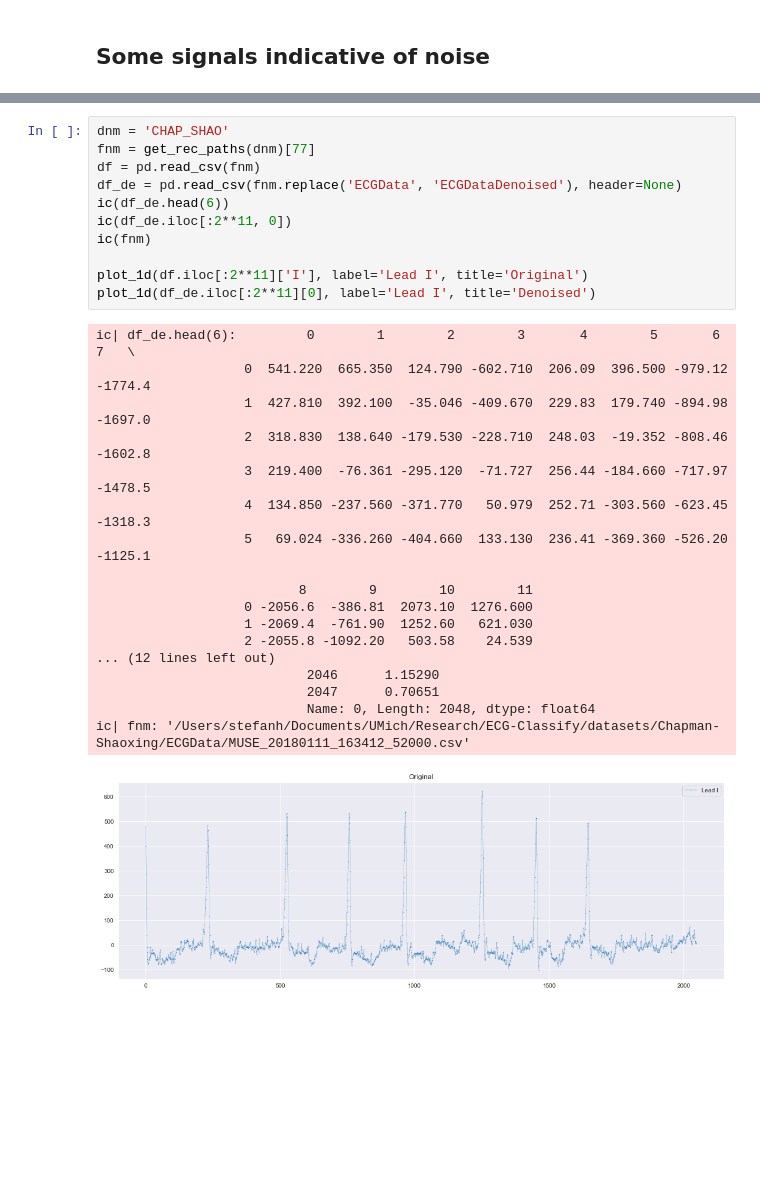
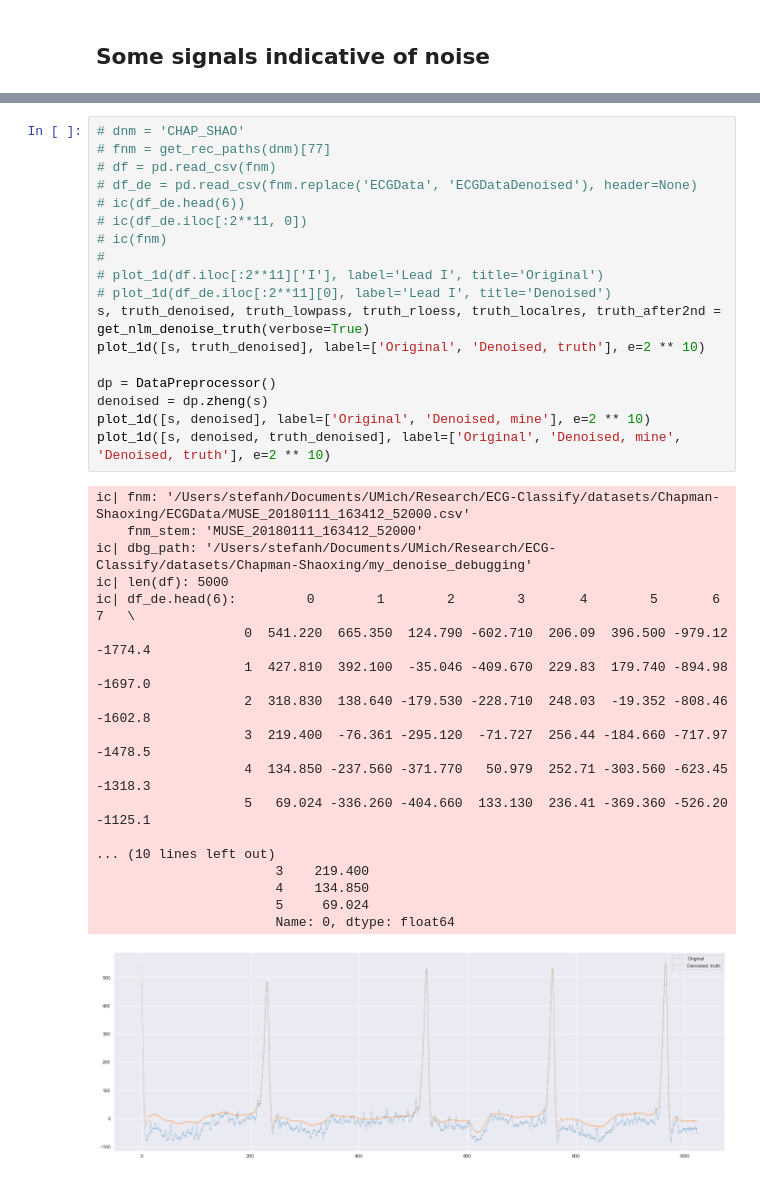
Before and after one commit to StefanHeng/ECG-Representation-Learning, a Jupyter notebook: Data_Processing/explore_preprocessing.ipynb, the cells around one changed output, grey strips where cells are left out. Drawn from its saved outputs; the diff is of its cells as text; blank space fills up the shorter version.

Commit message:
Update: finalize zheng denoising

```diff
--- a/Data_Processing/explore_preprocessing.ipynb
+++ b/Data_Processing/explore_preprocessing.ipynb
@@ -135,30 +139,37 @@ by the same group of researchers
 # %%
-dnm = 'CHAP_SHAO'
-fnm = get_rec_paths(dnm)[77]
-df = pd.read_csv(fnm)
-df_de = pd.read_csv(fnm.replace('ECGData', 'ECGDataDenoised'), header=None)
-ic(df_de.head(6))
-ic(df_de.iloc[:2**11, 0])
-ic(fnm)
+# dnm = 'CHAP_SHAO'
+# fnm = get_rec_paths(dnm)[77]
+# df = pd.read_csv(fnm)
+# df_de = pd.read_csv(fnm.replace('ECGData', 'ECGDataDenoised'), header=None)
+# ic(df_de.head(6))
+# ic(df_de.iloc[:2**11, 0])
+# ic(fnm)
+#
+# plot_1d(df.iloc[:2**11]['I'], label='Lead I', title='Original')
+# plot_1d(df_de.iloc[:2**11][0], label='Lead I', title='Denoised')
+s, truth_denoised, truth_lowpass, truth_rloess, truth_localres, truth_after2nd = get_nlm_denoise_truth(verbose=True)
+plot_1d([s, truth_denoised], label=['Original', 'Denoised, truth'], e=2 ** 10)
 
-plot_1d(df.iloc[:2**11]['I'], label='Lead I', title='Original')
-plot_1d(df_de.iloc[:2**11][0], label='Lead I', title='Denoised')
+dp = DataPreprocessor()
+denoised = dp.zheng(s)
+plot_1d([s, denoised], label=['Original', 'Denoised, mine'], e=2 ** 10)
+plot_1d([s, denoised, truth_denoised], label=['Original', 'Denoised, mine', 'Denoised, truth'], e=2 ** 10)
 # %% [output]
+ic| fnm: '/Users/stefanh/Documents/UMich/Research/ECG-Classify/datasets/Chapman-Shaoxing/ECGData/MUSE_20180111_163412_52000.csv'
+    fnm_stem: 'MUSE_20180111_163412_52000'
+ic| dbg_path: '/Users/stefanh/Documents/UMich/Research/ECG-Classify/datasets/Chapman-Shaoxing/my_denoise_debugging'
+ic| len(df): 5000
 ic| df_de.head(6):         0        1        2        3       4        5       6       7   \
                    0  541.220  665.350  124.790 -602.710  206.09  396.500 -979.12 -1774.4
                    1  427.810  392.100  -35.046 -409.670  229.83  179.740 -894.98 -1697.0
                    2  318.830  138.640 -179.530 -228.710  248.03  -19.352 -808.46 -1602.8
                    3  219.400  -76.361 -295.120  -71.727  256.44 -184.660 -717.97 -1478.5
                    4  134.850 -237.560 -371.770   50.979  252.71 -303.560 -623.45 -1318.3
                    5   69.024 -336.260 -404.660  133.130  236.41 -369.360 -526.20 -1125.1
 
-                          8        9        10        11
-                   0 -2056.6  -386.81  2073.10  1276.600
-                   1 -2069.4  -761.90  1252.60   621.030
-                   2 -2055.8 -1092.20   503.58    24.539
-... (12 lines left out)
-                           2046      1.15290
-                           2047      0.70651
-                           Name: 0, Length: 2048, dtype: float64
-ic| fnm: '/Users/stefanh/Documents/UMich/Research/ECG-Classify/datasets/Chapman-Shaoxing/ECGData/MUSE_20180111_163412_52000.csv'
+... (10 lines left out)
+                       3    219.400
+                       4    134.850
+                       5     69.024
+                       Name: 0, dtype: float64
-[figure, old version]
+[figure, new version]
```
Also changed, not shown: parts of 8 cells of this notebook, 5 other files.
